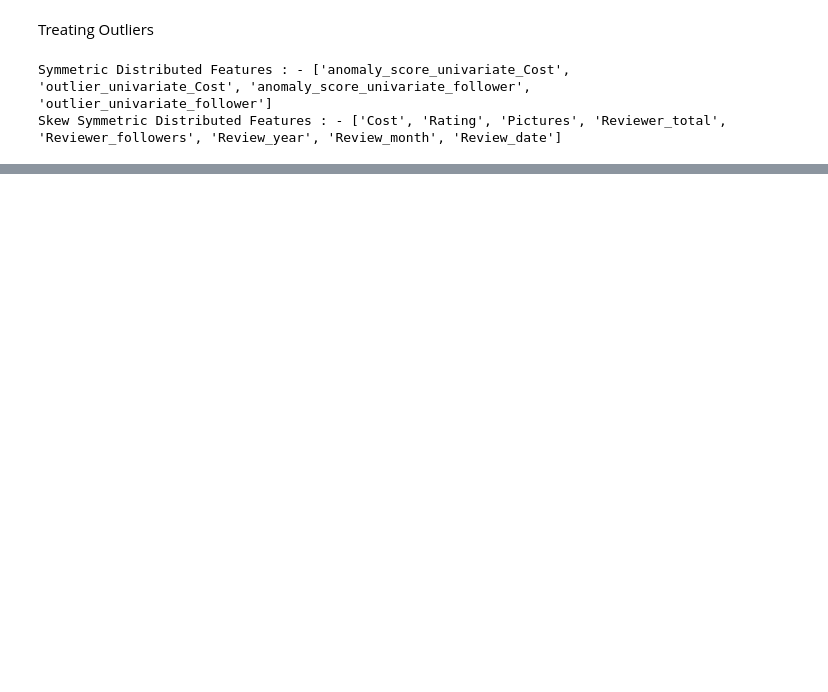
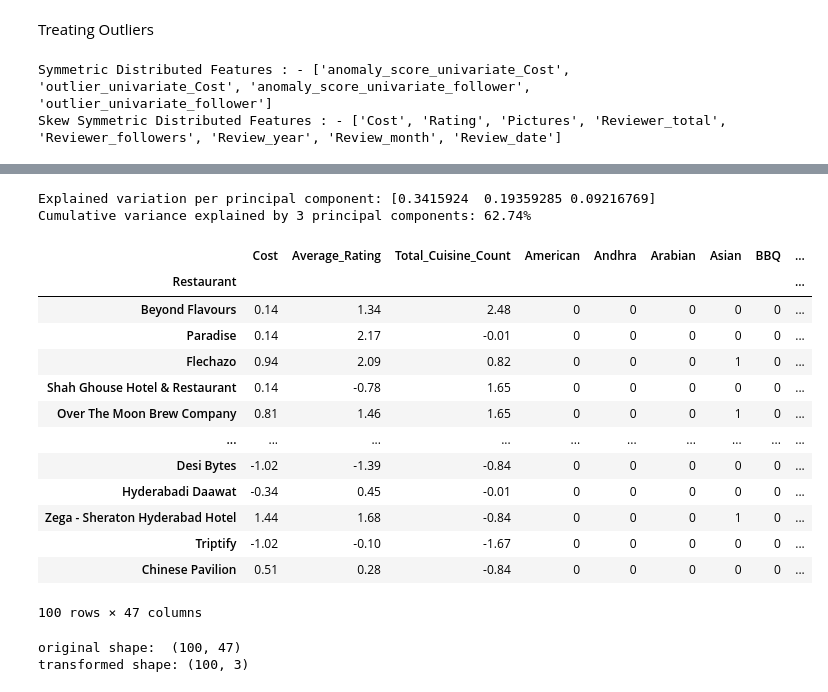
Before and after one commit to vip03pandey/ZomatoClustering, a Jupyter notebook: model.ipynb, the cells around one changed output, grey strips where cells are left out. Drawn from its saved outputs; the diff is of its cells as text; code cells hidden in the pictures; blank space fills up the shorter version.

```diff
--- a/model.ipynb
+++ b/model.ipynb
@@ -1162,0 +1558,33 @@ Skew Symmetric Distributed Features : - ['Cost', 'Rating', 'Pictures', 'Reviewer
+# %%
+pca = PCA(n_components=3)
+pca.fit(scaled_df[features])
+print('Explained variation per principal component: {}'.format(pca.explained_variance_ratio_))
+print('Cumulative variance explained by 3 principal components: {:.2%}'.format(
+                                        np.sum(pca.explained_variance_ratio_)))
+df_pca = pca.transform(scaled_df[features])
+# %% [output]
+Explained variation per principal component: [0.3415924  0.19359285 0.09216769]
+Cumulative variance explained by 3 principal components: 62.74%
+# %%
+scaled_df[features]
+# %% [output]
+|  | Cost | Average_Rating | Total_Cuisine_Count | American | Andhra | Arabian | Asian | BBQ | ... |
+| Restaurant |  |  |  |  |  |  |  |  | ... |
+| Beyond Flavours | 0.14 | 1.34 | 2.48 | 0 | 0 | 0 | 0 | 0 | ... |
+| Paradise | 0.14 | 2.17 | -0.01 | 0 | 0 | 0 | 0 | 0 | ... |
+| Flechazo | 0.94 | 2.09 | 0.82 | 0 | 0 | 0 | 1 | 0 | ... |
+| Shah Ghouse Hotel & Restaurant | 0.14 | -0.78 | 1.65 | 0 | 0 | 0 | 0 | 0 | ... |
+| Over The Moon Brew Company | 0.81 | 1.46 | 1.65 | 0 | 0 | 0 | 1 | 0 | ... |
+| ... | ... | ... | ... | ... | ... | ... | ... | ... | ... |
+| Desi Bytes | -1.02 | -1.39 | -0.84 | 0 | 0 | 0 | 0 | 0 | ... |
+| Hyderabadi Daawat | -0.34 | 0.45 | -0.01 | 0 | 0 | 0 | 0 | 0 | ... |
+| Zega - Sheraton Hyderabad Hotel | 1.44 | 1.68 | -0.84 | 0 | 0 | 0 | 1 | 0 | ... |
+| Triptify | -1.02 | -0.10 | -1.67 | 0 | 0 | 0 | 0 | 0 | ... |
+| Chinese Pavilion | 0.51 | 0.28 | -0.84 | 0 | 0 | 0 | 0 | 0 | ... |
+100 rows × 47 columns
+# %%
+print("original shape: ", scaled_df.shape)
+print("transformed shape:", df_pca.shape)
+# %% [output]
+original shape:  (100, 47)
+transformed shape: (100, 3)
```
Also changed, not shown: parts of 73 cells of this notebook.
